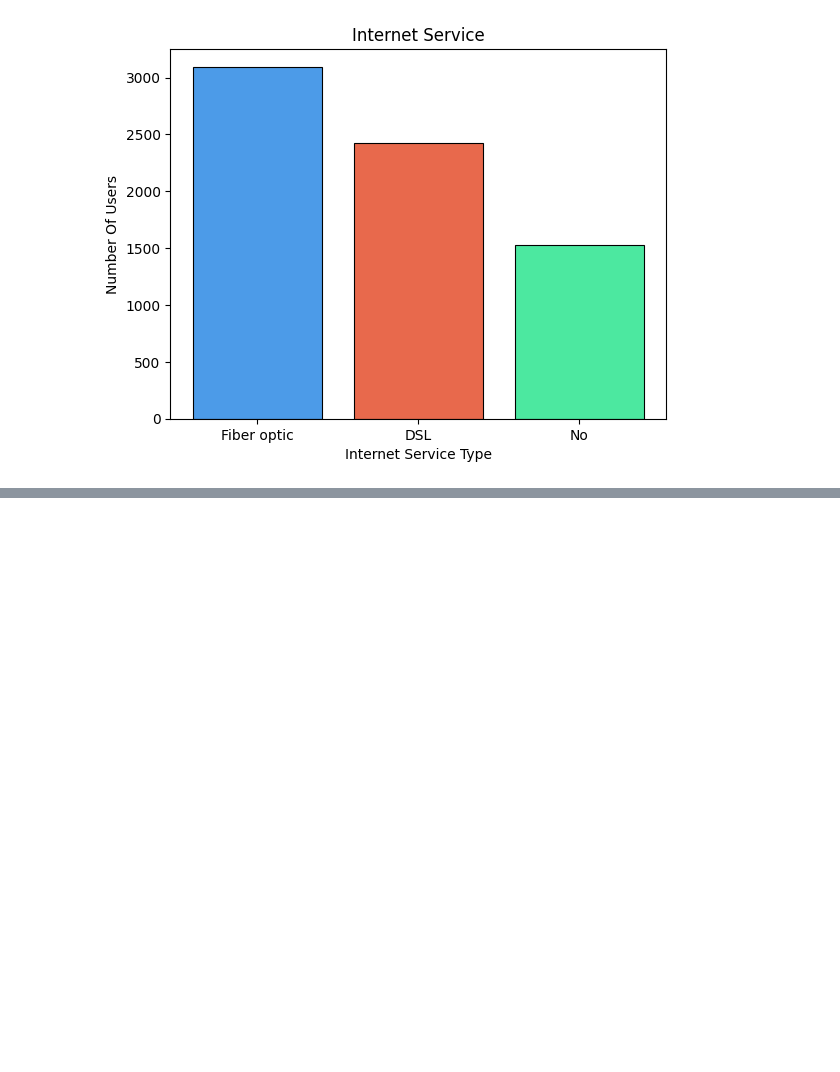
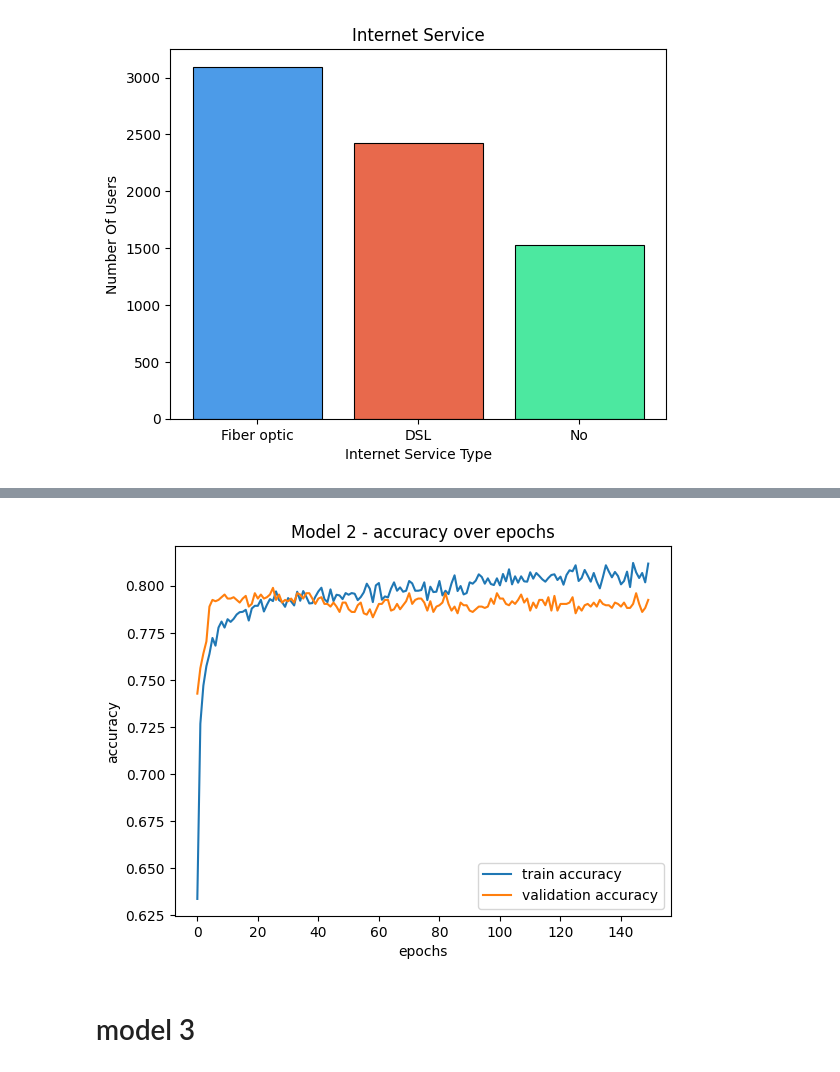
Before and after one commit to ayushtaxak106/PROJECTS-MODELS, a Jupyter notebook: CUSTOMER_CHURN_MODEL.ipynb, the cells around one changed output, grey strips where cells are left out. Cells and saved outputs as stored; diff of their text form; code cells hidden in the pictures; blank space fills up the shorter version.

```diff
--- a/CUSTOMER_CHURN_MODEL.ipynb
+++ b/CUSTOMER_CHURN_MODEL.ipynb
@@ -167,0 +402,12 @@ Name: count, dtype: int64
+# %%
+plt.plot(history2.history["accuracy"],label = "train accuracy")
+plt.plot(history2.history["val_accuracy"],label = "validation accuracy")
+plt.xlabel("epochs")
+plt.ylabel("accuracy")
+plt.title("Model 2 - accuracy over epochs")
+plt.legend()
+plt.show()
+# %% [output]
+[figure, added]
+# %% [markdown]
+# model 3
```
Also changed, not shown: parts of 27 cells of this notebook.
